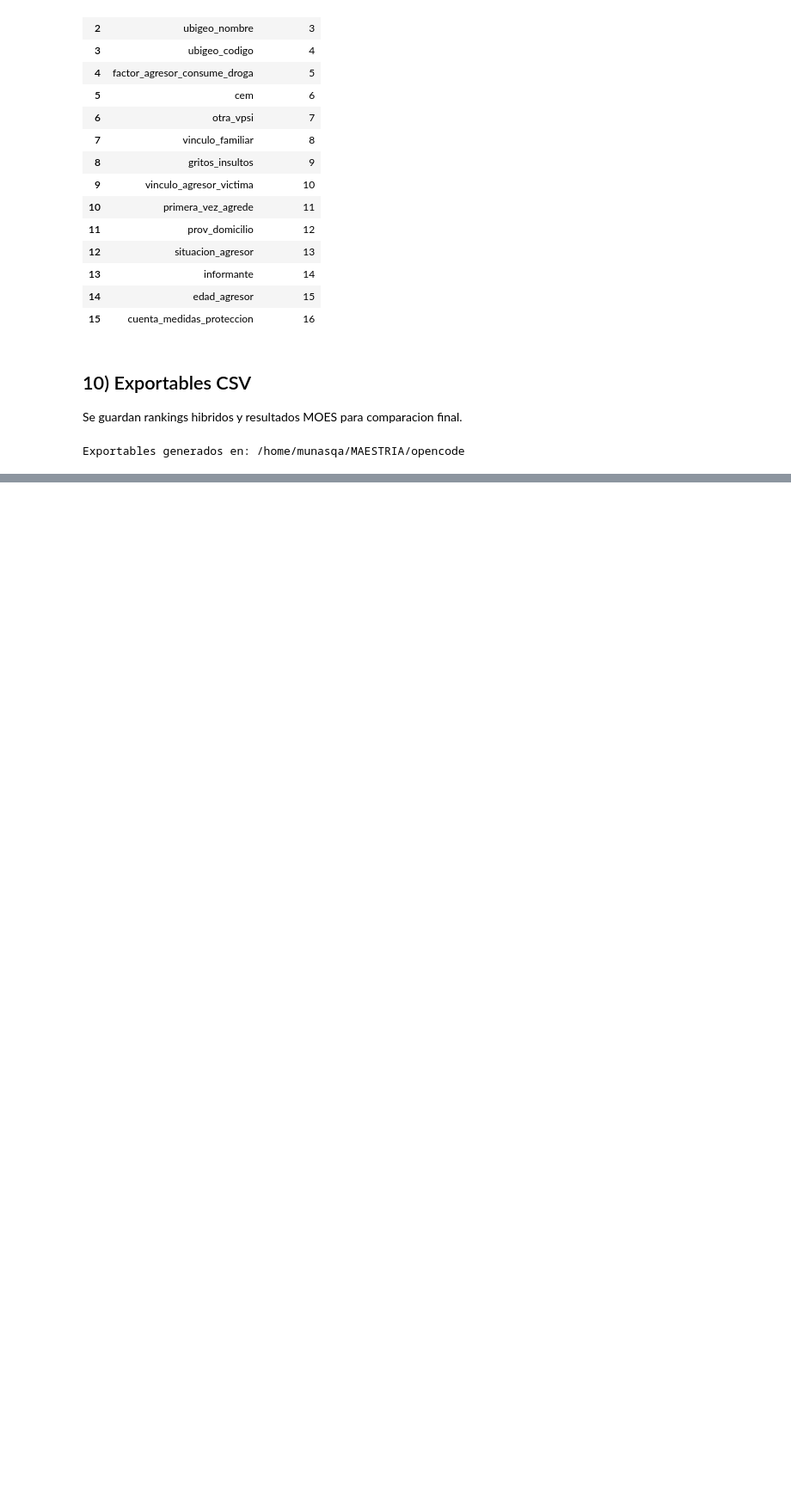
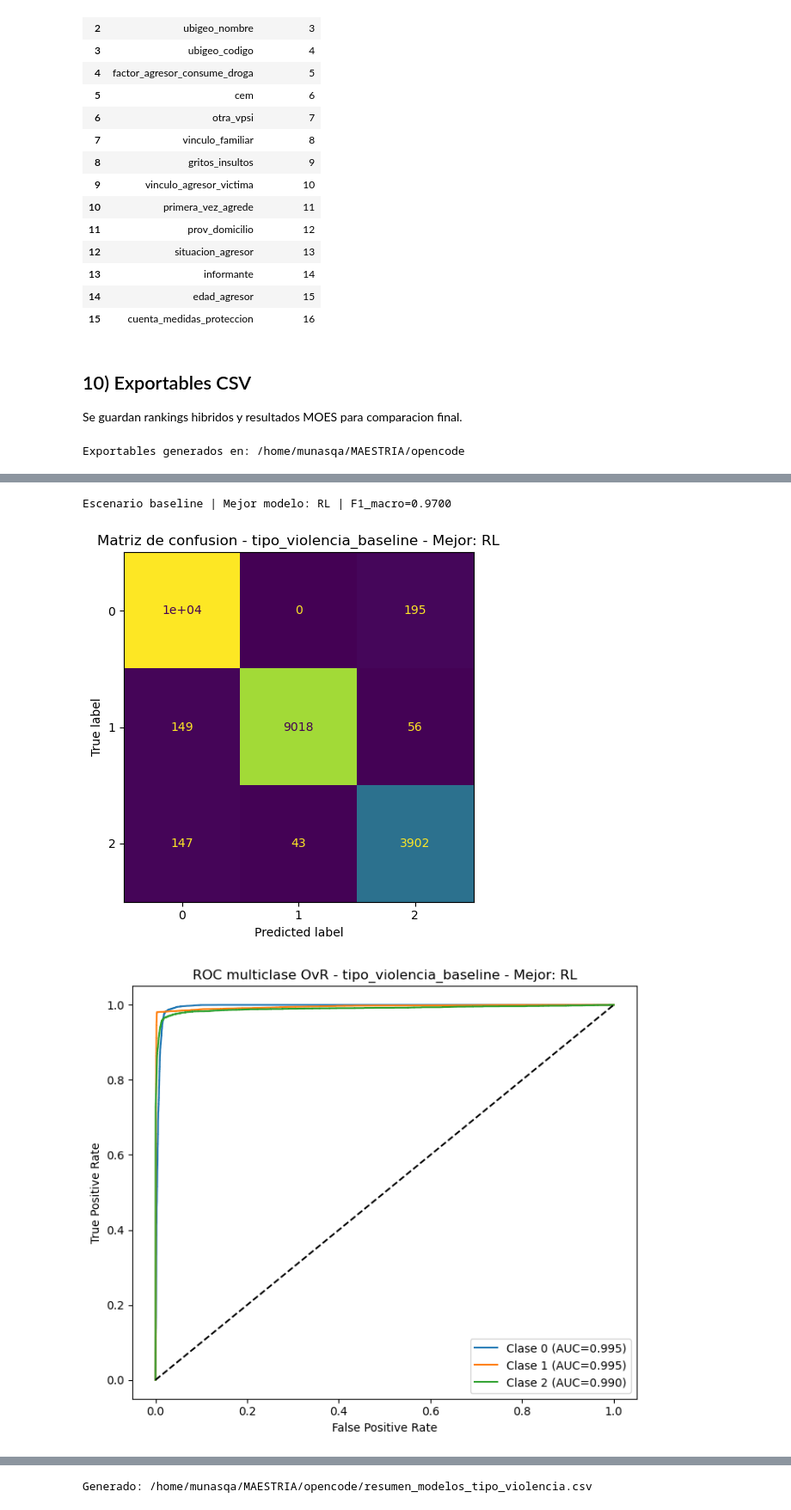
Before and after one commit to umalluq/violencia-eda, a Jupyter notebook: seleccion_caracteristicas_multimetodo_FULL.ipynb, the cells around one changed output, grey strips where cells are left out. Shown at 86% size. Saved outputs shown, nothing was run; the diff lists cells and outputs as text; code cells hidden in the pictures; blank space fills up the shorter version.

Commit message:
Improve final modeling section and update project summaries

```diff
--- a/seleccion_caracteristicas_multimetodo_FULL.ipynb
+++ b/seleccion_caracteristicas_multimetodo_FULL.ipynb
@@ -642,0 +654,25 @@ Exportables generados en: /home/munasqa/MAESTRIA/opencode
+# %%
+from sklearn.metrics import f1_score, classification_report
+from sklearn.model_selection import train_test_split
+from sklearn.preprocessing import OrdinalEncoder
+from sklearn.linear_model import LogisticRegression
+from sklearn.neural_network import MLPClassifier
+from sklearn.ensemble import RandomForestClassifier
+
+# Opcionales (instalar si faltan): xgboost, catboost, imbalanced-learn
+try:
+    from xgboost import XGBClassifier
+except Exception:
+    XGBClassifier = None
+
+try:
+    from catboost import CatBoostClassifier
+except Exception:
+    CatBoostClassifier = None
+
+try:
+    from imblearn.over_sampling import SMOTE
+    from imblearn.combine import SMOTETomek
+except Exception:
+    SMOTE = None
+    SMOTETomek = None
@@ -642,0 +947,14 @@ Exportables generados en: /home/munasqa/MAESTRIA/opencode
+# %%
+# ENTRENAMIENTO SOLO tipo_violencia
+# Tip: deja run_smote=False y run_smotetomek=False en primer intento para evitar cierres
+resumen_modelos_tipo = run_training_for_target(
+    target="tipo_violencia",
+    feature_list=final_features["tipo_violencia"],
+    random_state=42,
+    sample_train=120000,
+    run_smote=False,
+    run_smotetomek=False,
+)
+display(resumen_modelos_tipo)
+print("Generado:", f"{OUT}/resumen_modelos_tipo_violencia.csv")
+# %% [output]
@@ -642,0 +969,3 @@ Exportables generados en: /home/munasqa/MAESTRIA/opencode
+Escenario baseline | Mejor modelo: RL | F1_macro=0.9700
+[figure, added]
+[figure, added]
@@ -642,0 +976 @@ Exportables generados en: /home/munasqa/MAESTRIA/opencode
+Generado: /home/munasqa/MAESTRIA/opencode/resumen_modelos_tipo_violencia.csv
```
Also changed, not shown: parts of 11 cells of this notebook, 9 other files.
